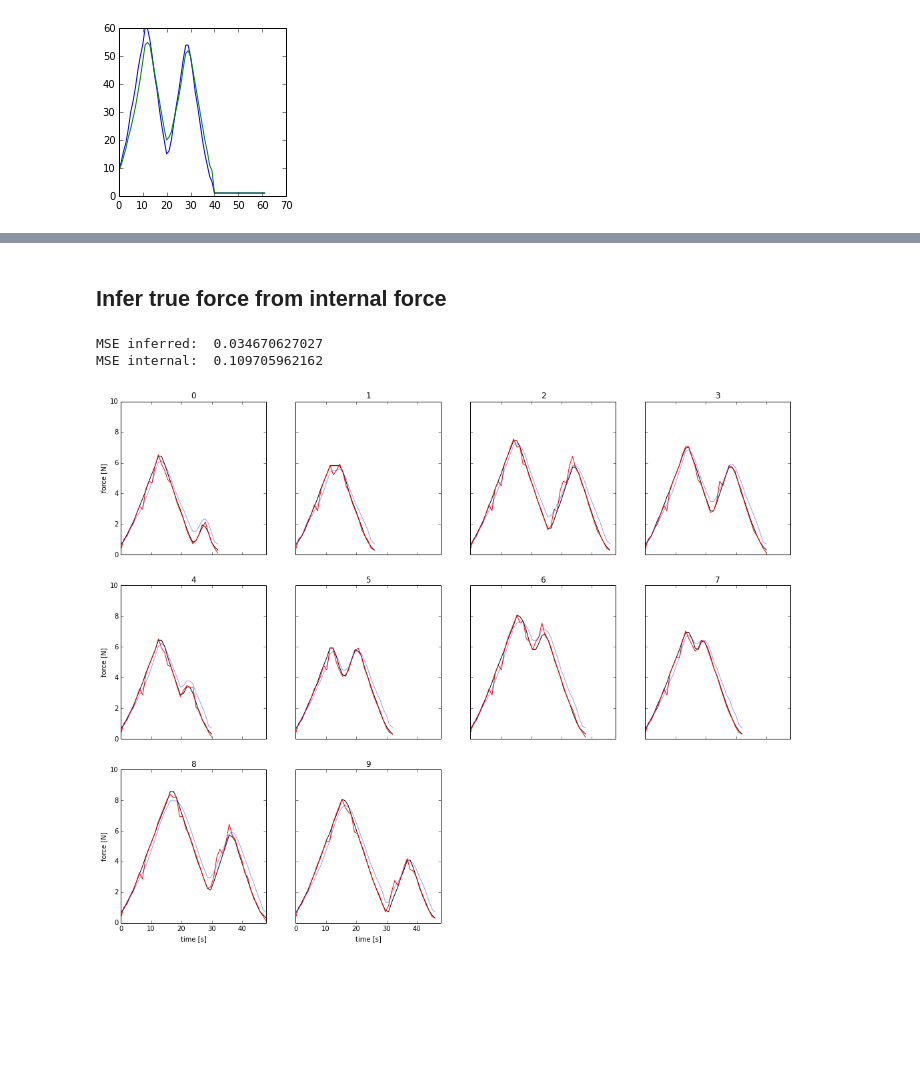
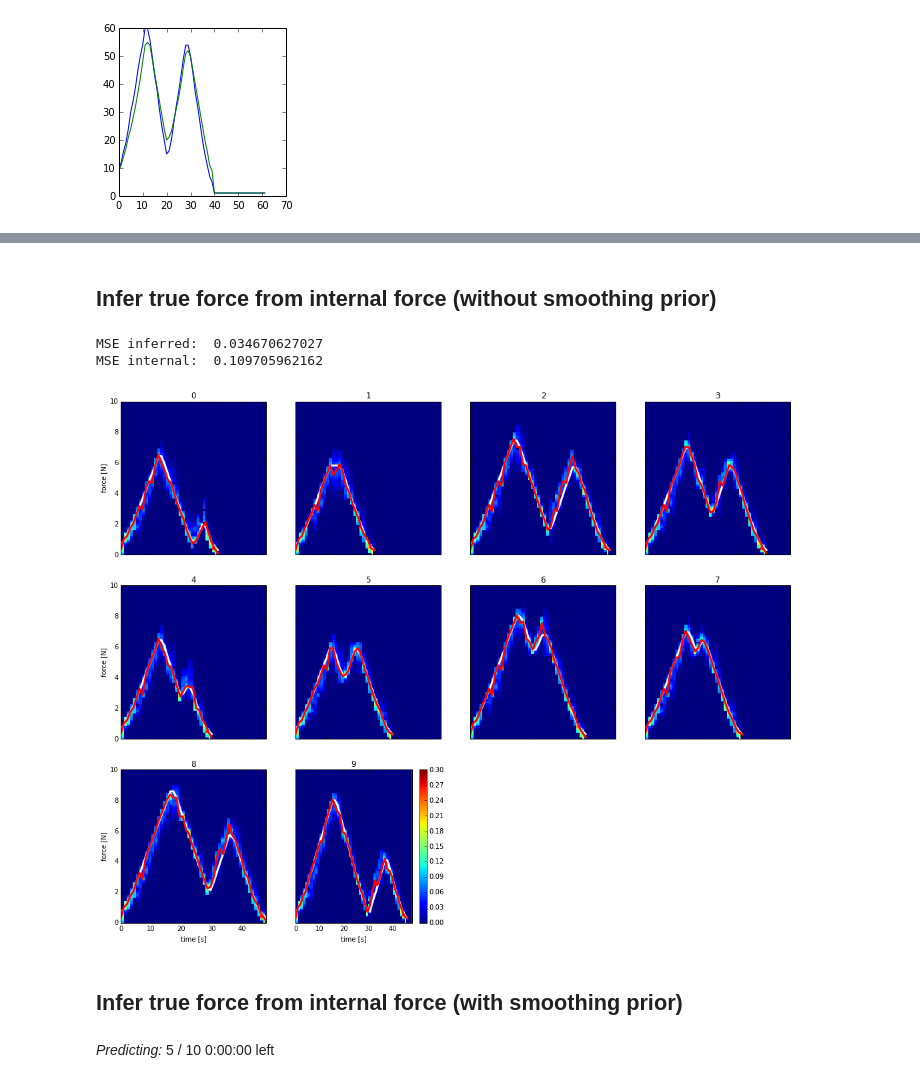
Before and after one commit to surban/ml, a Jupyter notebook: notebooks/Skin-Multifreq-GP-ManualFeatures-Chain.ipynb, the cells around one changed output, grey strips where cells are left out. Saved outputs shown, nothing was run; the diff lists cells and outputs as text; code cells hidden in the pictures; blank space fills up the shorter version.

Commit message:
Chain force inference with smoothing working

```diff
--- a/notebooks/Skin-Multifreq-GP-ManualFeatures-Chain.ipynb
+++ b/notebooks/Skin-Multifreq-GP-ManualFeatures-Chain.ipynb
@@ -202,7 +202,7 @@ valid = ws_hys_trn.valid['trn']
 sc.train_gp_var(states, inputs, valid,
                 mngful_dist=4, cutoff_stds=None, std_power=1.0,
                 gp_kernel=lambda: gpy.kern.rbf(1) + gpy.kern.linear(1),
-                gp_normalize_x=True, gp_normalize_y=True, gp_optimize=True,
+                gp_normalize_x=True, gp_normalize_y=True, gp_optimize=True, gp_optimize_restarts=3,
                 gp_parameters={'rbf_variance': None})
 
 #sc.train_gp_var(states, inputs, valid,
@@ -216,3 +216,5 @@ sc.train_gp_var(states, inputs, valid,
 #                gp_kernel=lambda: gpy.kern.poly(1),
 #                gp_normalize_x=True, gp_normalize_y=True, gp_optimize=True,
 #                gp_parameters={})
+
+sc.check_normalization()
@@ -247,31 +252,65 @@ MSE:  0.0159192094241
 # %% [markdown]
-## Infer true force from internal force
+## Infer true force from internal force (without smoothing prior)
 # %%
 ws_hys_tst = ws_hysteresis_100
 prt = 'val'
 
 force, skin, valid = ws_hys_tst.force[prt], ws_hys_tst.skin[prt], ws_hys_tst.valid[prt]
 internal_force, _ = ws_hys_tst.predict_multicurve(gp_predict, force, select_features(ws_hys_tst, skin), valid, what='force')
 
 discrete_force = ws_hys_trn.to_discrete_force(force)
 discrete_internal_force = ws_hys_trn.to_discrete_force(internal_force)
 
-discrete_force_p = ws_hys_tst.predict_multicurve(lambda f: sc.infer_inputs(f)[0],
-                                                 discrete_force, discrete_internal_force, valid, what='force')
+discrete_force_p, discrete_force_log_prob = ws_hys_tst.predict_multicurve(lambda f: sc.infer_inputs(f),
+                                                                          discrete_force, discrete_internal_force, valid, what='force')
+discrete_force_prob = np.exp(discrete_force_log_prob)
 print "MSE inferred: ", multistep_error(ws_hys_trn.from_discrete_force(discrete_force_p),
                                         ws_hys_trn.from_discrete_force(discrete_force), valid, mean_err=True)
 print "MSE internal: ", multistep_error(ws_hys_trn.from_discrete_force(discrete_internal_force),
                                         ws_hys_trn.from_discrete_force(discrete_force), valid, mean_err=True)
 
 n_plot_smpls = 42
 figsize(18,14)
 ml.apps.skin.timeseries.max_force = 10
 force_blue = ws_hys_trn.from_discrete_force(discrete_internal_force[:, 0:n_plot_smpls])
 plot_multicurve_time(ws_hys_trn.from_discrete_force(discrete_force[:, 0:n_plot_smpls]), None, valid[:, 0:n_plot_smpls],
                      force_predicted=ws_hys_trn.from_discrete_force(discrete_force_p[:, 0:n_plot_smpls]),
+                     force_prob=discrete_force_prob,
+                     force_prob_extents=ws_hys_trn.from_discrete_force(np.asarray([0, discrete_force_prob.shape[0]])),
+                     force_prob_max=0.3,
                      force_real=force_blue,
                      timestep=ws_hys_tst.ds.timestep)
 # %% [output]
 MSE inferred:  0.034670627027
 MSE internal:  0.109705962162
-[figure, old version]
+[figure, new version]
+# %% [markdown]
+## Infer true force from internal force (with smoothing prior)
+# %%
+sigma = 10
+
+force, skin, valid = ws_hys_tst.force[prt], ws_hys_tst.skin[prt], ws_hys_tst.valid[prt]
+internal_force, _ = ws_hys_tst.predict_multicurve(gp_predict, force, select_features(ws_hys_tst, skin), valid, what='force')
+
+discrete_force = ws_hys_trn.to_discrete_force(force)
+discrete_internal_force = ws_hys_trn.to_discrete_force(internal_force)
+
+discrete_force_p_smooth = ws_hys_tst.predict_multicurve(lambda f: sc.most_probable_inputs(f, sigma=sigma)[0],
+                                                        discrete_force, discrete_internal_force, valid, what='force')
+print "MSE inferred smooth: ", multistep_error(ws_hys_trn.from_discrete_force(discrete_force_p_smooth),
+                                               ws_hys_trn.from_discrete_force(discrete_force), valid, mean_err=True)
+print "MSE inferred raw:    ", multistep_error(ws_hys_trn.from_discrete_force(discrete_force_p),
+                                               ws_hys_trn.from_discrete_force(discrete_force), valid, mean_err=True)
+print "MSE internal:        ", multistep_error(ws_hys_trn.from_discrete_force(discrete_internal_force),
+                                               ws_hys_trn.from_discrete_force(discrete_force), valid, mean_err=True)
+
+n_plot_smpls = 42
+figsize(18,14)
+ml.apps.skin.timeseries.max_force = 10
+force_blue = ws_hys_trn.from_discrete_force(discrete_force_p[:, 0:n_plot_smpls])
+plot_multicurve_time(ws_hys_trn.from_discrete_force(discrete_force[:, 0:n_plot_smpls]), None, valid[:, 0:n_plot_smpls],
+                     force_predicted=ws_hys_trn.from_discrete_force(discrete_force_p_smooth[:, 0:n_plot_smpls]),
+                     force_real=None,
+                     timestep=ws_hys_tst.ds.timestep)
+# %% [output]
+Predicting: 5 / 10 0:00:00 left
```
Also changed, not shown: parts of 4 cells of this notebook, 3 other files.
